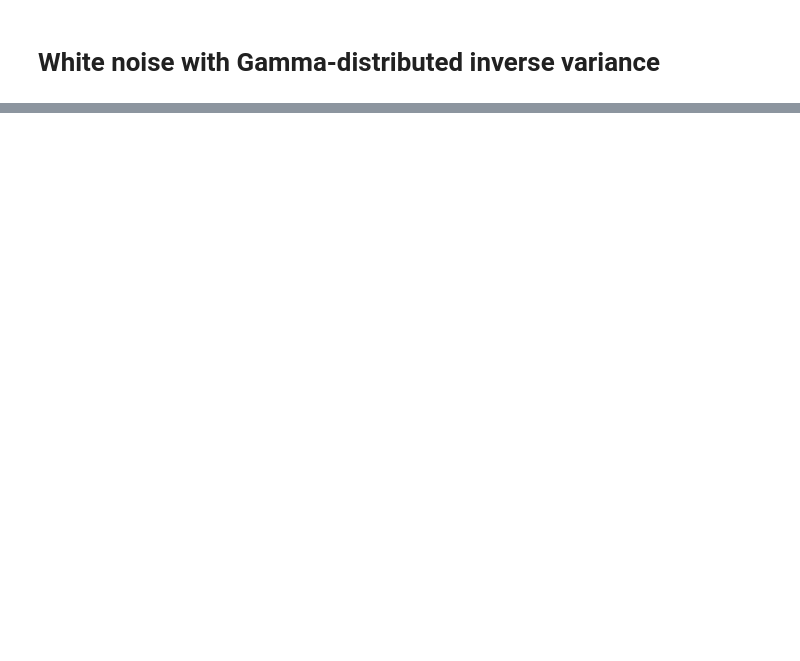
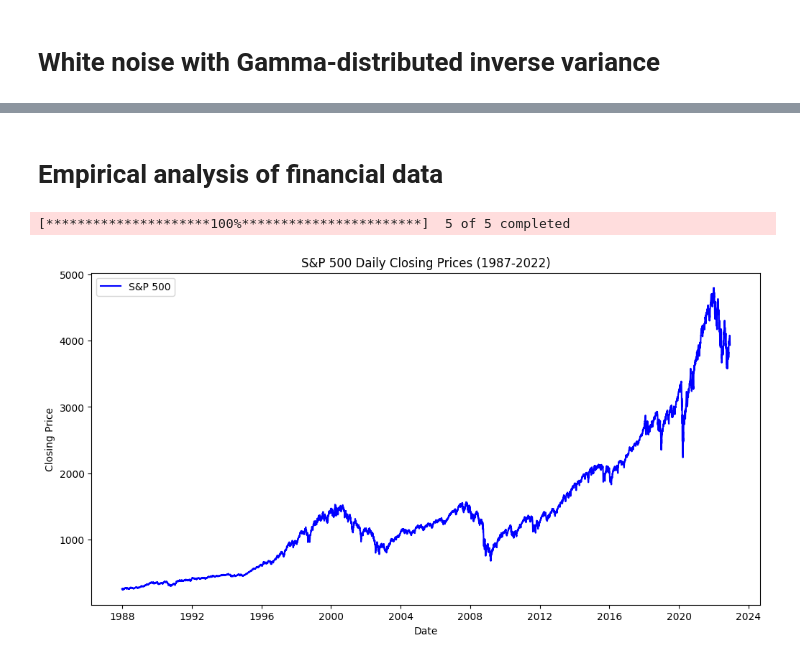
Before and after one commit to eliottprdlx/tda_finance, a Jupyter notebook: experiments.ipynb, the cells around one changed output, grey strips where cells are left out. Cells and saved outputs as stored; diff of their text form; code cells hidden in the pictures; blank space fills up the shorter version.

Commit message:
added xp on financial data

```diff
--- a/experiments.ipynb
+++ b/experiments.ipynb
@@ -159,0 +175,20 @@ plt.show()
+# %% [markdown]
+# Empirical analysis of financial data
+# %%
+# We analyze the daily time series of four major US stock market indices: S&P 500, DJIA, NASDAQ, Russel 2000? and VIX between December 23, 1987 and December 08, 2016 (7301 trading days). The times series data were downloaded from Yahoo Finance
+
+tickers = ['^GSPC', '^DJI', '^IXIC', '^RUT', '^VIX']
+data = yf.download(tickers, start='1987-12-23', end='2022-12-08')['Close']
+# %% [output]
+[*********************100%***********************]  5 of 5 completed
+# %%
+# plot SP500 time series
+plt.figure(figsize=(12, 6))
+plt.plot(data.index, data['^GSPC'], label='S&P 500', color='blue')
+plt.title("S&P 500 Daily Closing Prices (1987-2022)")
+plt.xlabel("Date")
+plt.ylabel("Closing Price")
+plt.legend()
+plt.show()
+# %% [output]
+[figure, added]
```
Also changed, not shown: parts of 15 cells of this notebook.
